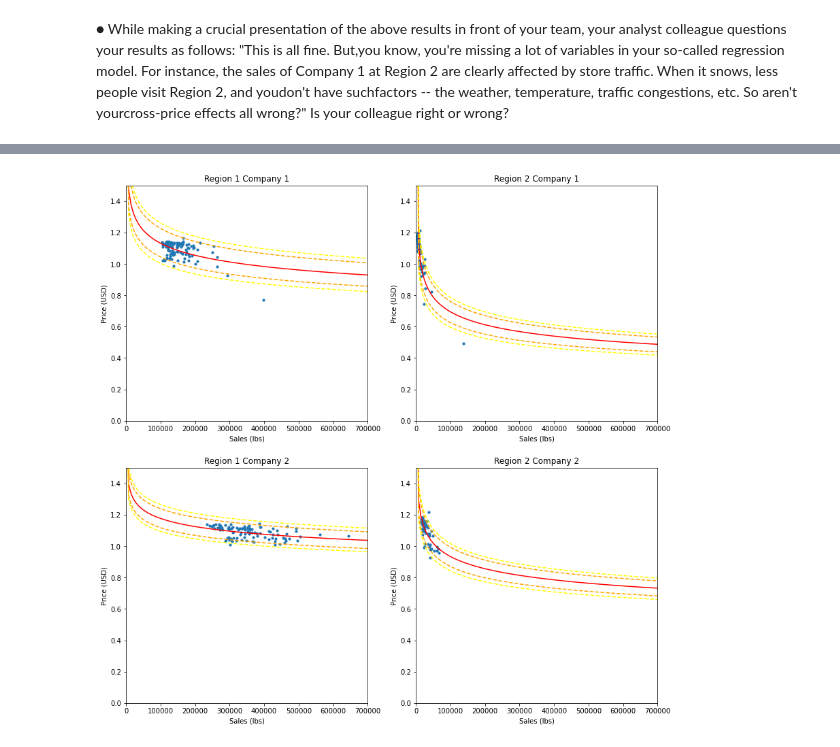
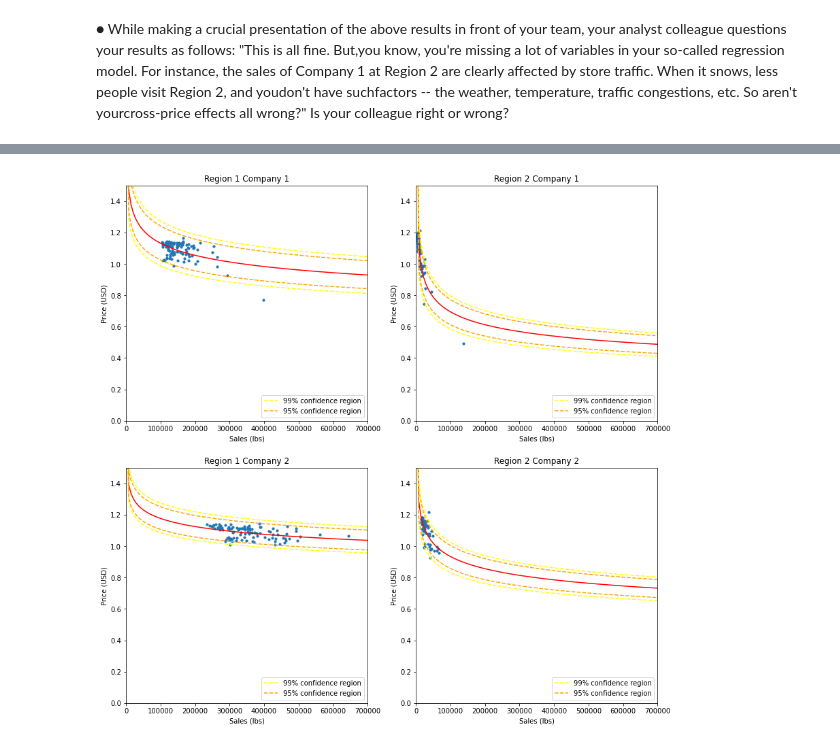
Before and after one commit to hinojosaad/Damavis-Challenge, a Jupyter notebook: Damavis Data Science Challenge.ipynb, the cells around one changed output, grey strips where cells are left out. Drawn from its saved outputs; the diff is of its cells as text; code cells hidden in the pictures.

```diff
--- a/Damavis Data Science Challenge.ipynb
+++ b/Damavis Data Science Challenge.ipynb
@@ -722,38 +726,40 @@ plt.show()
 # %%
-e11_01 = scipy.stats.skewnorm.ppf(.01,ae11, loce11, scalee11)
-e11_05 = scipy.stats.skewnorm.ppf(.05,ae11, loce11, scalee11)
-e11_95 = scipy.stats.skewnorm.ppf(.95,ae11, loce11, scalee11)
-e11_99 = scipy.stats.skewnorm.ppf(.99,ae11, loce11, scalee11)
+#estimation of the intervals of the confidence regions
+
+e11_005 = scipy.stats.skewnorm.ppf(.005,a11, loc11, sc11)
+e11_025 = scipy.stats.skewnorm.ppf(.025,a11, loc11, sc11)
+e11_975 = scipy.stats.skewnorm.ppf(.975,a11, loc11, sc11)
+e11_995 = scipy.stats.skewnorm.ppf(.995,a11, loc11, sc11)
+
+e21_005 = scipy.stats.skewnorm.ppf(.005,a21, loc21, sc21)
+e21_025 = scipy.stats.skewnorm.ppf(.025,a21, loc21, sc21)
+e21_975 = scipy.stats.skewnorm.ppf(.975,a21, loc21, sc21)
+e21_995 = scipy.stats.skewnorm.ppf(.995,a21, loc21, sc21)
+
+e12_005 = scipy.stats.skewnorm.ppf(.005,a12, loc12, sc12)
+e12_025 = scipy.stats.skewnorm.ppf(.025,a12, loc12, sc12)
+e12_975 = scipy.stats.skewnorm.ppf(.975,a12, loc12, sc12)
+e12_995 = scipy.stats.skewnorm.ppf(.995,a12, loc12, sc12)
+
+e22_005 = scipy.stats.skewnorm.ppf(.005,a22, loc22, sc22)
+e22_025 = scipy.stats.skewnorm.ppf(.025,a22, loc22, sc22)
+e22_975 = scipy.stats.skewnorm.ppf(.975,a22, loc22, sc22)
+e22_995 = scipy.stats.skewnorm.ppf(.995,a22, loc22, sc22)
 
 
-e21_01 = scipy.stats.skewnorm.ppf(.01,ae21, loce21, scalee21)
-e21_05 = scipy.stats.skewnorm.ppf(.05,ae21, loce21, scalee21)
-e21_95 = scipy.stats.skewnorm.ppf(.95,ae21, loce21, scalee21)
-e21_99 = scipy.stats.skewnorm.ppf(.99,ae21, loce21, scalee21)
-
-e12_01 = scipy.stats.skewnorm.ppf(.01,ae12, loce12, scalee12)
-e12_05 = scipy.stats.skewnorm.ppf(.05,ae12, loce12, scalee12)
-e12_95 = scipy.stats.skewnorm.ppf(.95,ae12, loce12, scalee12)
-e12_99 = scipy.stats.skewnorm.ppf(.99,ae12, loce12, scalee12)
-
-e22_01 = scipy.stats.skewnorm.ppf(.01,ae22, loce22, scalee22)
-e22_05 = scipy.stats.skewnorm.ppf(.05,ae22, loce22, scalee22)
-e22_95 = scipy.stats.skewnorm.ppf(.95,ae22, loce22, scalee22)
-e22_99 = scipy.stats.skewnorm.ppf(.99,ae22, loce22, scalee22)
-
+#plot of the regression curve with confidence region
 
 xseq = np.linspace(1, 700000, num=100)
 
 fig, ((ax11, ax21),(ax12,ax22)) = plt.subplots(2, 2,figsize=(14,14))
 
-
-
+#Company 1 Region 1
 ax11.scatter(r1_c1["Sales_U"],r1_c1["Price_USD"],s=10)
 ax11.plot(xseq, A11 * (xseq**(k11**(-1))) , color="red")
-ax11.plot(xseq, A11 * (xseq**(k11**(-1)))* np.exp(e11_01) , color="yellow", linestyle="--")
-ax11.plot(xseq, A11 * (xseq**(k11**(-1)))* np.exp(e11_05) , color="orange", linestyle="--")
-ax11.plot(xseq, A11 * (xseq**(k11**(-1)))* np.exp(e11_95) , color="orange", linestyle="--")
-ax11.plot(xseq, A11 * (xseq**(k11**(-1)))* np.exp(e11_99) , color="yellow", linestyle="--")
+ax11.plot(xseq, A11 * (xseq**(k11**(-1)))* np.exp(e11_005) , label = "99% confidence region",color="yellow", linestyle="--")
+ax11.plot(xseq, A11 * (xseq**(k11**(-1)))* np.exp(e11_025) , label = "95% confidence region",color="orange", linestyle="--")
+ax11.plot(xseq, A11 * (xseq**(k11**(-1)))* np.exp(e11_975) , color="orange", linestyle="--")
+ax11.plot(xseq, A11 * (xseq**(k11**(-1)))* np.exp(e11_995) , color="yellow", linestyle="--")
 
 ax11.set_xlim(0,700000)
 ax11.set_ylim(0,1.5)
@@ -761,55 +767,60 @@ ax11.set_ylim(0,1.5)
 ax11.set_title("Region 1 Company 1")
 ax11.set_xlabel("Sales (lbs)")
 ax11.set_ylabel("Price (USD)")
+ax11.legend(loc="lower right")
 
 
+#Company 1 Region 2
 ax21.scatter(r2_c1["Sales_U"],r2_c1["Price_USD"],s=10)
 ax21.plot(xseq, A21 * (xseq**(k21**(-1))) , color="red")
-ax21.plot(xseq, A21 * (xseq**(k21**(-1)))* np.exp(e21_01) , color="yellow", linestyle="--")
-ax21.plot(xseq, A21 * (xseq**(k21**(-1)))* np.exp(e21_05) , color="orange", linestyle="--")
-ax21.plot(xseq, A21 * (xseq**(k21**(-1)))* np.exp(e21_95) , color="orange", linestyle="--")
-ax21.plot(xseq, A21 * (xseq**(k21**(-1)))* np.exp(e21_99) , color="yellow", linestyle="--")
-
+ax21.plot(xseq, A21 * (xseq**(k21**(-1)))* np.exp(e21_005), label = "99% confidence region", color="yellow", linestyle="--")
+ax21.plot(xseq, A21 * (xseq**(k21**(-1)))* np.exp(e21_025), label = "95% confidence region" ,color="orange", linestyle="--")
+ax21.plot(xseq, A21 * (xseq**(k21**(-1)))* np.exp(e21_975), color="orange", linestyle="--")
+ax21.plot(xseq, A21 * (xseq**(k21**(-1)))* np.exp(e21_995), color="yellow", linestyle="--")
 
 ax21.set_xlim(0,700000)
 ax21.set_ylim(0,1.5)
 
 ax21.set_title("Region 2 Company 1")
 ax21.set_xlabel("Sales (lbs)")
 ax21.set_ylabel("Price (USD)")
+ax21.legend(loc="lower right")
 
 
+#Company 2 Region 1
 ax12.scatter(r1_c2["Sales_U"],r1_c2["Price_USD"],s=10)
 ax12.plot(xseq, A12 * (xseq**(k12**(-1))) , color="red")
-ax12.plot(xseq, A12 * (xseq**(k12**(-1)))* np.exp(e12_01) , color="yellow", linestyle="--")
-ax12.plot(xseq, A12 * (xseq**(k12**(-1)))* np.exp(e12_05) , color="orange", linestyle="--")
-ax12.plot(xseq, A12 * (xseq**(k12**(-1)))* np.exp(e12_95) , color="orange", linestyle="--")
-ax12.plot(xseq, A12 * (xseq**(k12**(-1)))* np.exp(e12_99) , color="yellow", linestyle="--")
+ax12.plot(xseq, A12 * (xseq**(k12**(-1)))* np.exp(e12_005), label = "99% confidence region" ,color="yellow", linestyle="--")
+ax12.plot(xseq, A12 * (xseq**(k12**(-1)))* np.exp(e12_025), label = "95% confidence region" ,color="orange", linestyle="--")
+ax12.plot(xseq, A12 * (xseq**(k12**(-1)))* np.exp(e12_975), color="orange", linestyle="--")
+ax12.plot(xseq, A12 * (xseq**(k12**(-1)))* np.exp(e12_995), color="yellow", linestyle="--")
 
 ax12.set_xlim(0,700000)
 ax12.set_ylim(0,1.5)
 
 ax12.set_title("Region 1 Company 2")
 ax12.set_xlabel("Sales (lbs)")
 ax12.set_ylabel("Price (USD)")
+ax12.legend(loc="lower right")
 
 
+#Company 2 Region 2
 ax22.scatter(r2_c2["Sales_U"],r2_c2["Price_USD"],s=10)
 ax22.plot(xseq, A22 * (xseq**(k22**(-1))) , color="red")
-ax22.plot(xseq, A22 * (xseq**(k22**(-1)))* np.exp(e22_01) , color="yellow", linestyle="--")
-ax22.plot(xseq, A22 * (xseq**(k22**(-1)))* np.exp(e22_05) , color="orange", linestyle="--")
-ax22.plot(xseq, A22 * (xseq**(k22**(-1)))* np.exp(e22_95) , color="orange", linestyle="--")
-ax22.plot(xseq, A22 * (xseq**(k22**(-1)))* np.exp(e22_99) , color="yellow", linestyle="--")
+ax22.plot(xseq, A22 * (xseq**(k22**(-1)))* np.exp(e22_005), label = "99% confidence region", color="yellow", linestyle="--")
+ax22.plot(xseq, A22 * (xseq**(k22**(-1)))* np.exp(e22_025), label = "95% confidence region", color="orange", linestyle="--")
+ax22.plot(xseq, A22 * (xseq**(k22**(-1)))* np.exp(e22_975), color="orange", linestyle="--")
+ax22.plot(xseq, A22 * (xseq**(k22**(-1)))* np.exp(e22_995), color="yellow", linestyle="--")
 
 
 ax22.set_xlim(0,700000)
 ax22.set_ylim(0,1.5)
 
 ax22.set_title("Region 2 Company 2")
 ax22.set_xlabel("Sales (lbs)")
 ax22.set_ylabel("Price (USD)")
-
+ax22.legend(loc="lower right")
 
 plt.show()
 # %% [output]
-[figure, old version]
+[figure, new version]
```
Also changed, not shown: parts of 12 cells of this notebook.
